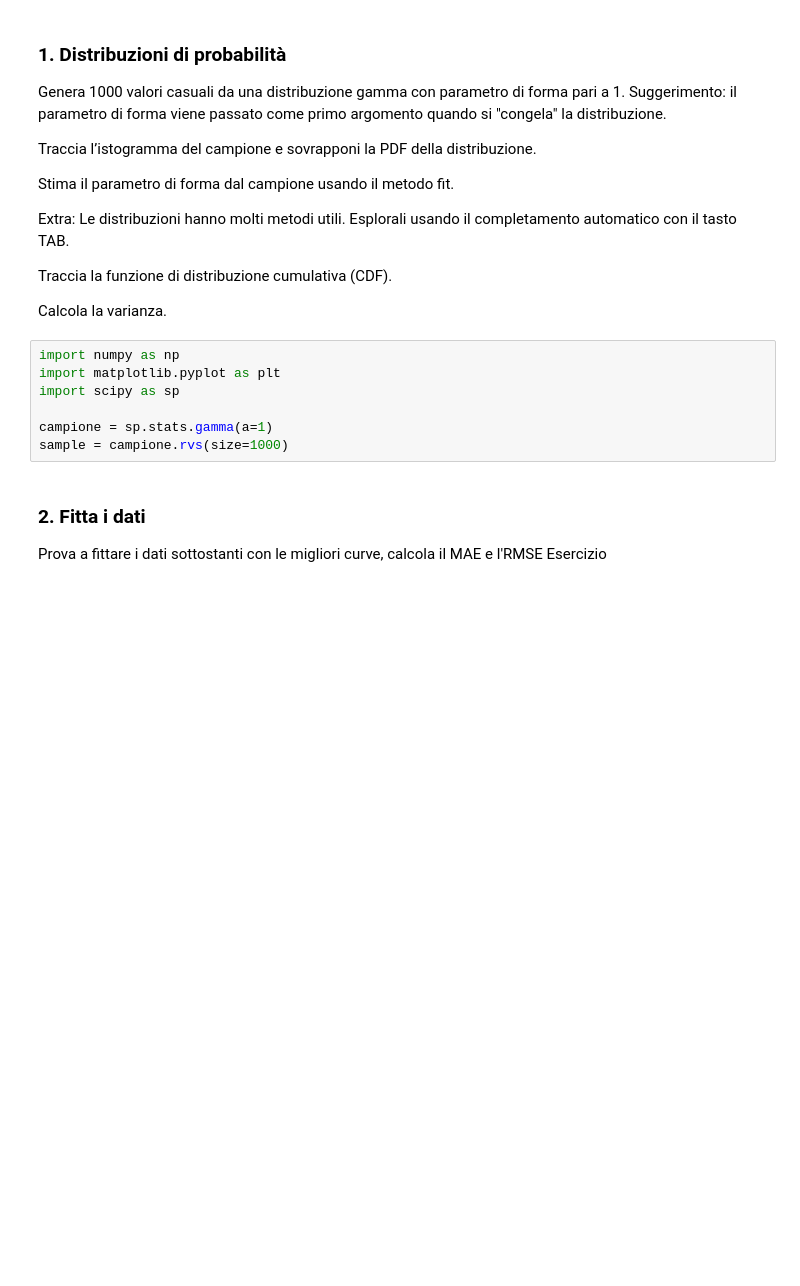
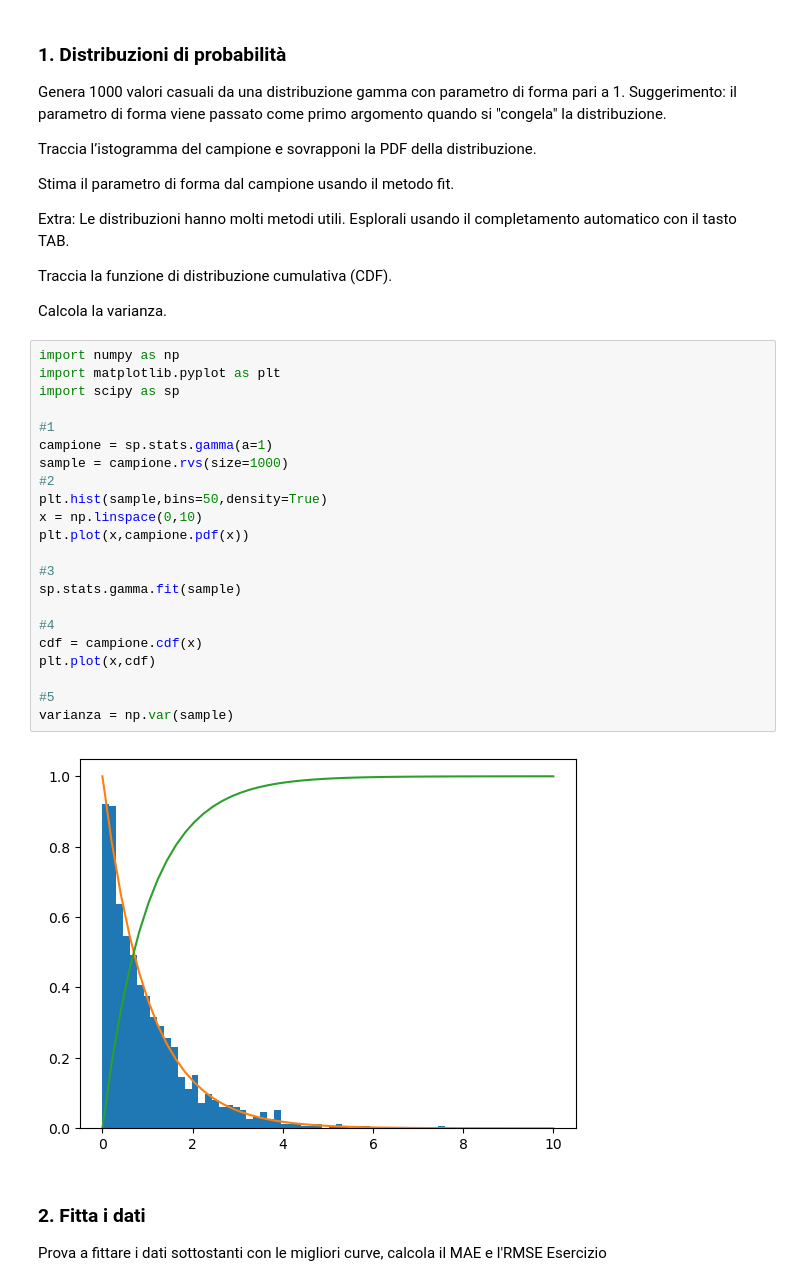
Before and after one commit to fbedeschi/laboratorio2_programmazione, a Jupyter notebook: 7.4_esercizi_lez7.ipynb, the cells around one changed output. Drawn from its saved outputs; the diff is of its cells as text; blank space fills up the shorter version.

```diff
--- a/7.4_esercizi_lez7.ipynb
+++ b/7.4_esercizi_lez7.ipynb
@@ -16,10 +16,27 @@ Calcola la varianza.
 # %%
 import numpy as np
 import matplotlib.pyplot as plt
 import scipy as sp
 
+#1
 campione = sp.stats.gamma(a=1)
 sample = campione.rvs(size=1000)
+#2
+plt.hist(sample,bins=50,density=True)
+x = np.linspace(0,10)
+plt.plot(x,campione.pdf(x))
+
+#3
+sp.stats.gamma.fit(sample)
+
+#4
+cdf = campione.cdf(x)
+plt.plot(x,cdf)
+
+#5
+varianza = np.var(sample)
+# %% [output]
+[figure, added]
 # %% [markdown]
 ### **2. Fitta i dati**
 Prova a fittare i dati sottostanti con le migliori curve, calcola il MAE e l'RMSE
```
Also changed, not shown: parts of 3 cells of this notebook.
